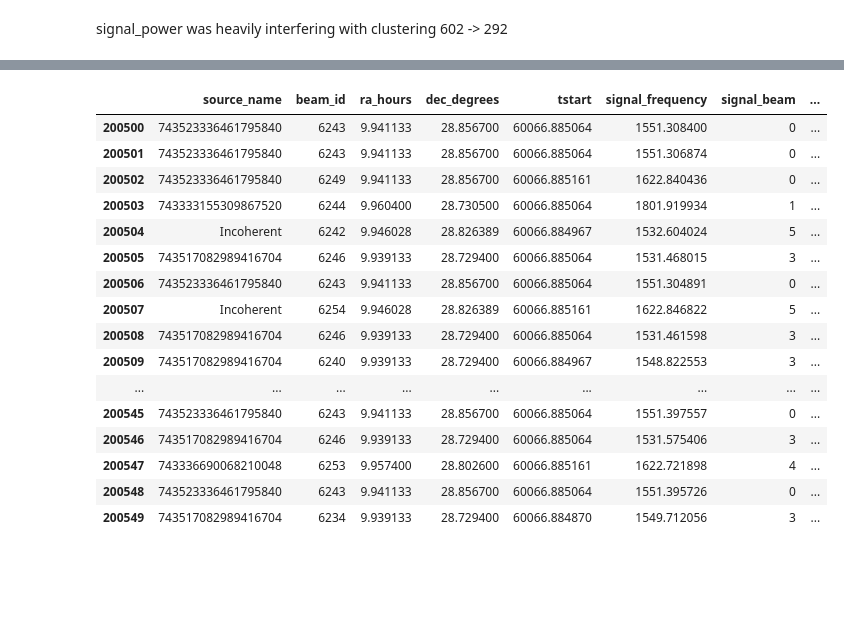
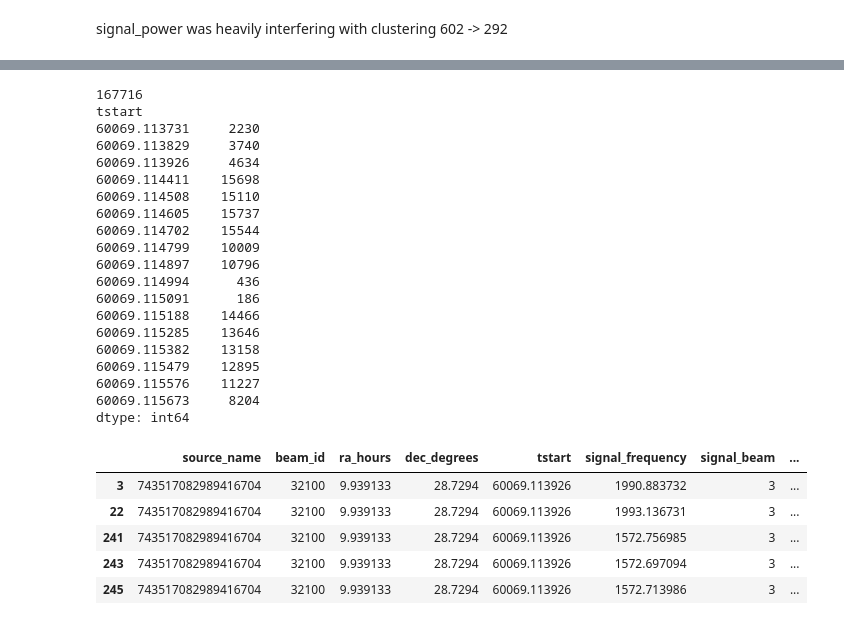
Before and after one commit to jmotamarry/cosmic-testing, a Jupyter notebook: blimpy_voyager.ipynb, the cells around one changed output, grey strips where cells are left out. Saved outputs shown, nothing was run; the diff lists cells and outputs as text; code cells hidden in the pictures; blank space fills up the shorter version.

```diff
--- a/blimpy_voyager.ipynb
+++ b/blimpy_voyager.ipynb
@@ -42,36 +197,61 @@ signal_power was heavily interfering with clustering 602 -> 292
 # %%
 def processing(file,start,stop):
     df = pd.read_pickle(f"/datag/users/ctremblay/{file}")
     small_df = df[start:stop]
     columns=['source_name','beam_id','ra_hours' , 'dec_degrees' , 'tstart','signal_frequency', 'signal_beam',
-             'signal_drift_rate', 'signal_snr' , 'signal_power' , 'signal_incoherent_power' ]
+             'signal_drift_rate', 'signal_snr' , 'signal_power' , 'signal_incoherent_power']
     df_new= small_df[columns]
+    #signal_drift_rate == 0 remove
+    # S/R > 20 remove
+    grouped_dec = df_new.groupby("dec_degrees")
+
+    dec_dfs={}
+    for dec_value, group_df in grouped_dec:
+        dec_dfs[dec_value] = group_df  # Save entire group DataFrame
+        #print(len(group_df))
+       # print(group_df.groupby("ra_hours").size())
+
+    for i, (dec_value, df) in enumerate(dec_dfs.items(), start=1):
+        globals()[f"fov_{i}"] = df
+    print(len(fov_1))
+    print(fov_1.groupby("tstart").size())
+
+    return fov_1.head()
+   # print(len(np.unique(df_new['signal_frequency'])))
+   # print(df_new.groupby("tstart").size())
+   # print(df_new.groupby("ra_hours").size())
+   # print(df_new.groupby("signal_frequency").size())
 
 
-    #signal_drift_rate == 0 remove
-    # S/R > 20 remove
-    #
-
-    return df_new
+    #return df_new
 
 
 
-processing('Summer_Project_RA9_Dec0.pkl', 200500,200550)
+processing('Summer_Project_RA9_Dec0.90.pkl', 0,1000000)
 # %% [output]
+167716
+tstart
+60069.113731     2230
+60069.113829     3740
+60069.113926     4634
+60069.114411    15698
+60069.114508    15110
+60069.114605    15737
+60069.114702    15544
+60069.114799    10009
+60069.114897    10796
+60069.114994      436
+60069.115091      186
+60069.115188    14466
+60069.115285    13646
+60069.115382    13158
+60069.115479    12895
+60069.115576    11227
+60069.115673     8204
+dtype: int64
 |  | source_name | beam_id | ra_hours | dec_degrees | tstart | signal_frequency | signal_beam | ... |
-| 200500 | 743523336461795840 | 6243 | 9.941133 | 28.856700 | 60066.885064 | 1551.308400 | 0 | ... |
-| 200501 | 743523336461795840 | 6243 | 9.941133 | 28.856700 | 60066.885064 | 1551.306874 | 0 | ... |
-| 200502 | 743523336461795840 | 6249 | 9.941133 | 28.856700 | 60066.885161 | 1622.840436 | 0 | ... |
-| 200503 | 743333155309867520 | 6244 | 9.960400 | 28.730500 | 60066.885064 | 1801.919934 | 1 | ... |
-| 200504 | Incoherent | 6242 | 9.946028 | 28.826389 | 60066.884967 | 1532.604024 | 5 | ... |
-| 200505 | 743517082989416704 | 6246 | 9.939133 | 28.729400 | 60066.885064 | 1531.468015 | 3 | ... |
-| 200506 | 743523336461795840 | 6243 | 9.941133 | 28.856700 | 60066.885064 | 1551.304891 | 0 | ... |
-| 200507 | Incoherent | 6254 | 9.946028 | 28.826389 | 60066.885161 | 1622.846822 | 5 | ... |
-| 200508 | 743517082989416704 | 6246 | 9.939133 | 28.729400 | 60066.885064 | 1531.461598 | 3 | ... |
-| 200509 | 743517082989416704 | 6240 | 9.939133 | 28.729400 | 60066.884967 | 1548.822553 | 3 | ... |
-| ... | ... | ... | ... | ... | ... | ... | ... | ... |
-| 200545 | 743523336461795840 | 6243 | 9.941133 | 28.856700 | 60066.885064 | 1551.397557 | 0 | ... |
-| 200546 | 743517082989416704 | 6246 | 9.939133 | 28.729400 | 60066.885064 | 1531.575406 | 3 | ... |
-| 200547 | 743336690068210048 | 6253 | 9.957400 | 28.802600 | 60066.885161 | 1622.721898 | 4 | ... |
-| 200548 | 743523336461795840 | 6243 | 9.941133 | 28.856700 | 60066.885064 | 1551.395726 | 0 | ... |
-| 200549 | 743517082989416704 | 6234 | 9.939133 | 28.729400 | 60066.884870 | 1549.712056 | 3 | ... |
+| 3 | 743517082989416704 | 32100 | 9.939133 | 28.7294 | 60069.113926 | 1990.883732 | 3 | ... |
+| 22 | 743517082989416704 | 32100 | 9.939133 | 28.7294 | 60069.113926 | 1993.136731 | 3 | ... |
+| 241 | 743517082989416704 | 32100 | 9.939133 | 28.7294 | 60069.113926 | 1572.756985 | 3 | ... |
+| 243 | 743517082989416704 | 32100 | 9.939133 | 28.7294 | 60069.113926 | 1572.697094 | 3 | ... |
+| 245 | 743517082989416704 | 32100 | 9.939133 | 28.7294 | 60069.113926 | 1572.713986 | 3 | ... |
```
Also changed, not shown: parts of 6 cells of this notebook.
